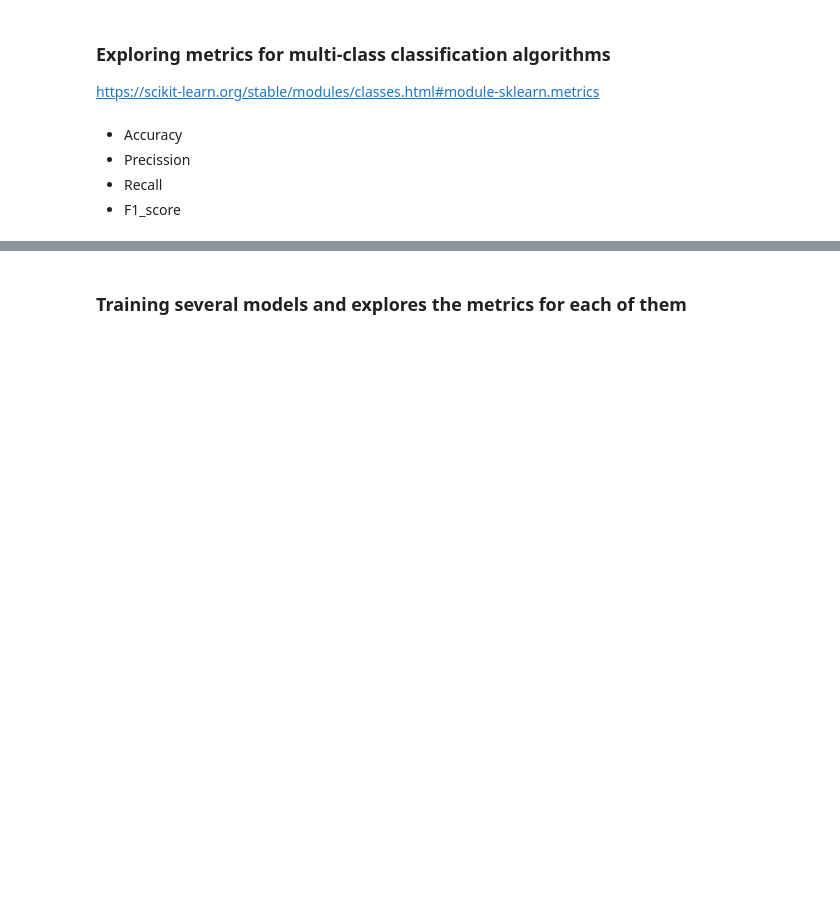
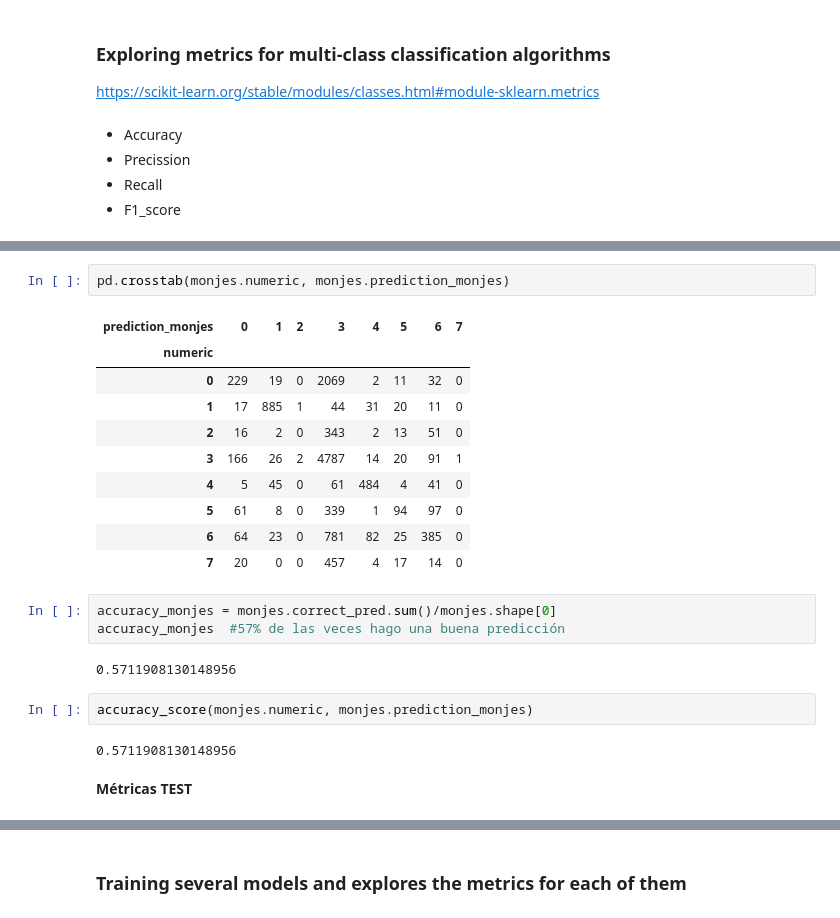
Before and after one commit to Ironhack-Data-Madrid-Febrero-2021/lab-avila-bible, a Jupyter notebook: your-code/main.ipynb, the cells around one changed output, grey strips where cells are left out. Cells and saved outputs as stored; diff of their text form; blank space fills up the shorter version.

```diff
--- a/your-code/main.ipynb
+++ b/your-code/main.ipynb
@@ -102,0 +204,24 @@ https://scikit-learn.org/stable/modules/classes.html#module-sklearn.metrics
+# %%
+pd.crosstab(monjes.numeric, monjes.prediction_monjes)
+# %% [output]
+| prediction_monjes | 0 | 1 | 2 | 3 | 4 | 5 | 6 | 7 |
+| numeric |  |  |  |  |  |  |  |  |
+| 0 | 229 | 19 | 0 | 2069 | 2 | 11 | 32 | 0 |
+| 1 | 17 | 885 | 1 | 44 | 31 | 20 | 11 | 0 |
+| 2 | 16 | 2 | 0 | 343 | 2 | 13 | 51 | 0 |
+| 3 | 166 | 26 | 2 | 4787 | 14 | 20 | 91 | 1 |
+| 4 | 5 | 45 | 0 | 61 | 484 | 4 | 41 | 0 |
+| 5 | 61 | 8 | 0 | 339 | 1 | 94 | 97 | 0 |
+| 6 | 64 | 23 | 0 | 781 | 82 | 25 | 385 | 0 |
+| 7 | 20 | 0 | 0 | 457 | 4 | 17 | 14 | 0 |
+# %%
+accuracy_monjes = monjes.correct_pred.sum()/monjes.shape[0]
+accuracy_monjes  #57% de las veces hago una buena predicción
+# %% [output]
+0.5711908130148956
+# %%
+accuracy_score(monjes.numeric, monjes.prediction_monjes)
+# %% [output]
+0.5711908130148956
+# %% [markdown]
+**Métricas TEST**
```
Also changed, not shown: parts of 32 cells of this notebook.
